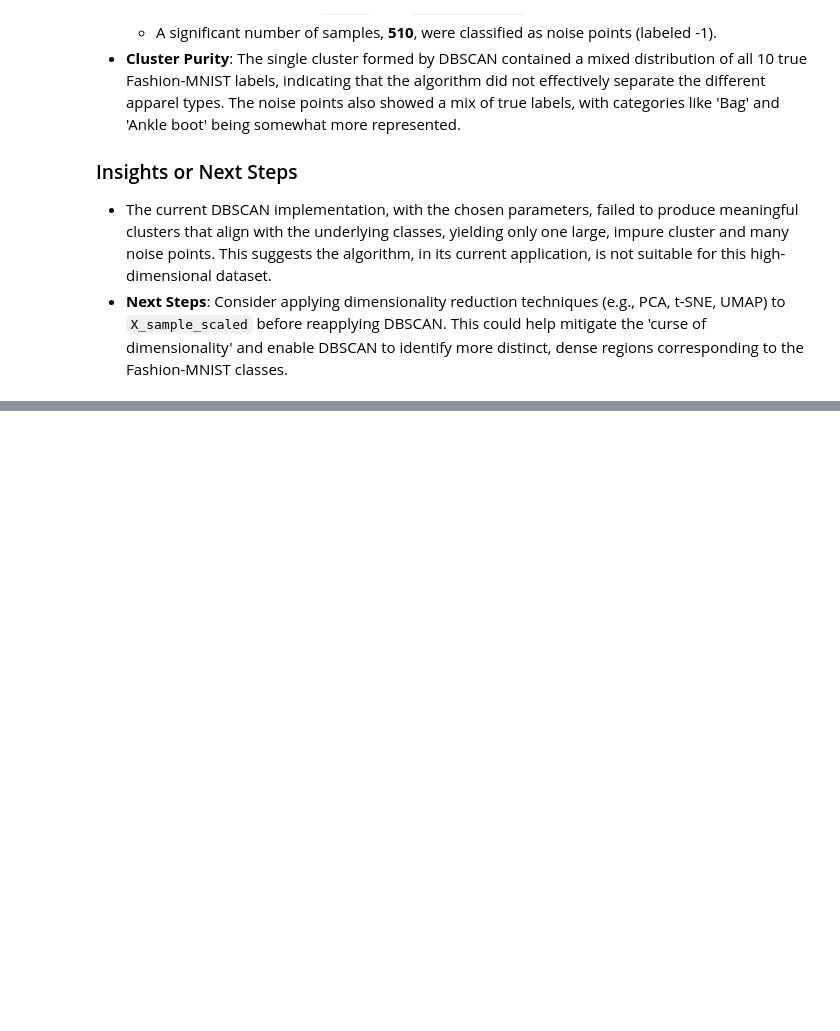
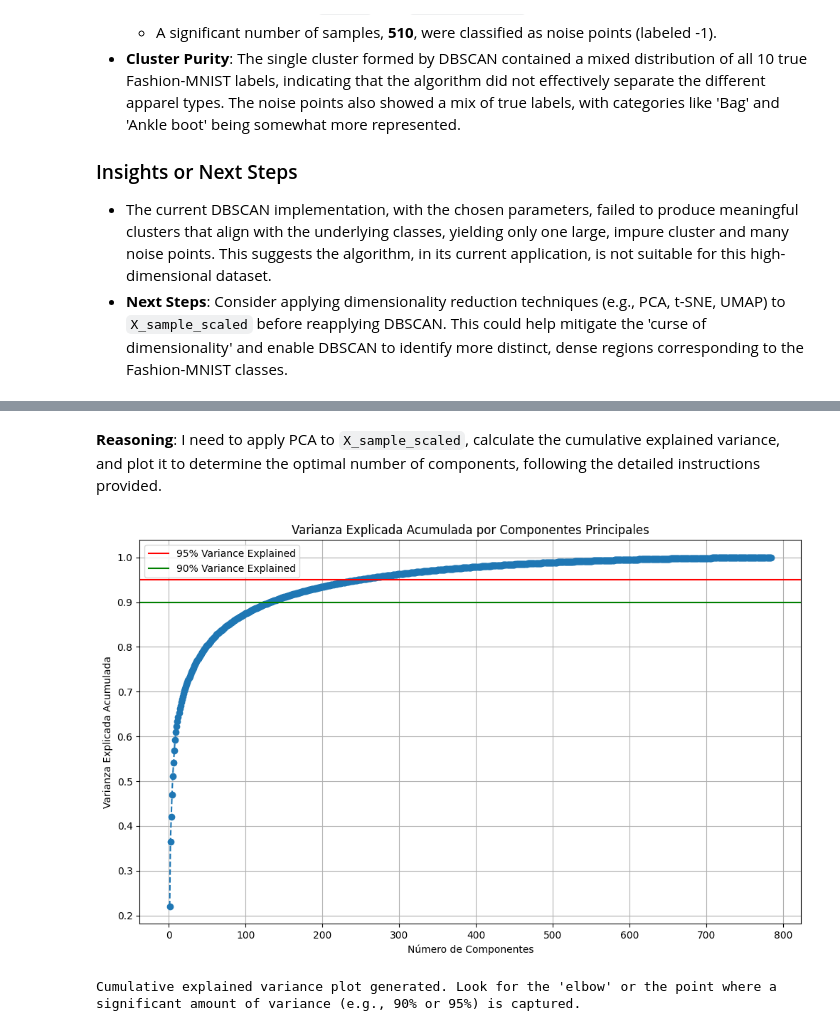
Before and after one commit to jumivega/Maestr-a-en-Inteligencia-Artificial-UEES, a Jupyter notebook: Notebooks/ModelosNoSupervisados/Grupo_3_Caso_Práctico_ModelosNoSupervisados_V11Nov (1).ipynb, the cells around one changed output, grey strips where cells are left out. Drawn from its saved outputs; the diff is of its cells as text; code cells hidden in the pictures; blank space fills up the shorter version.

Commit message:
Se agrega PCA y T-SNE para reducción de dimensionalidad y visualización de clusters

```diff
--- a/Notebooks/ModelosNoSupervisados/Grupo_3_Caso_Práctico_ModelosNoSupervisados_V11Nov (1).ipynb
+++ b/Notebooks/ModelosNoSupervisados/Grupo_3_Caso_Práctico_ModelosNoSupervisados_V11Nov (1).ipynb
@@ -827,0 +840,33 @@ Calcular y visualizar las imágenes promedio para cada cluster de DBSCAN (excluy
+# %% [markdown]
+**Reasoning**:
+I need to apply PCA to `X_sample_scaled`, calculate the cumulative explained variance, and plot it to determine the optimal number of components, following the detailed instructions provided.
+# %%
+from sklearn.decomposition import PCA
+import matplotlib.pyplot as plt
+import numpy as np
+
+# 1. Instantiate a PCA object without specifying the number of components
+pca = PCA(n_components=None)
+
+# 2. Fit the PCA model to the X_sample_scaled data
+pca.fit(X_sample_scaled)
+
+# 3. Calculate the cumulative sum of the explained variance ratio
+cumulative_variance = np.cumsum(pca.explained_variance_ratio_)
+
+# 4. Plot the cumulative explained variance ratio
+plt.figure(figsize=(12, 7))
+plt.plot(range(1, len(cumulative_variance) + 1), cumulative_variance, marker='o', linestyle='--')
+plt.axhline(y=0.95, color='r', linestyle='-', label='95% Variance Explained')
+plt.axhline(y=0.90, color='g', linestyle='-', label='90% Variance Explained')
+plt.title('Varianza Explicada Acumulada por Componentes Principales')
+plt.xlabel('Número de Componentes')
+plt.ylabel('Varianza Explicada Acumulada')
+plt.grid(True)
+plt.legend()
+plt.show()
+
+print("Cumulative explained variance plot generated. Look for the 'elbow' or the point where a significant amount of variance (e.g., 90% or 95%) is captured.")
+# %% [output]
+[figure, added]
+Cumulative explained variance plot generated. Look for the 'elbow' or the point where a significant amount of variance (e.g., 90% or 95%) is captured.
```
Also changed, not shown: parts of 29 cells of this notebook.
